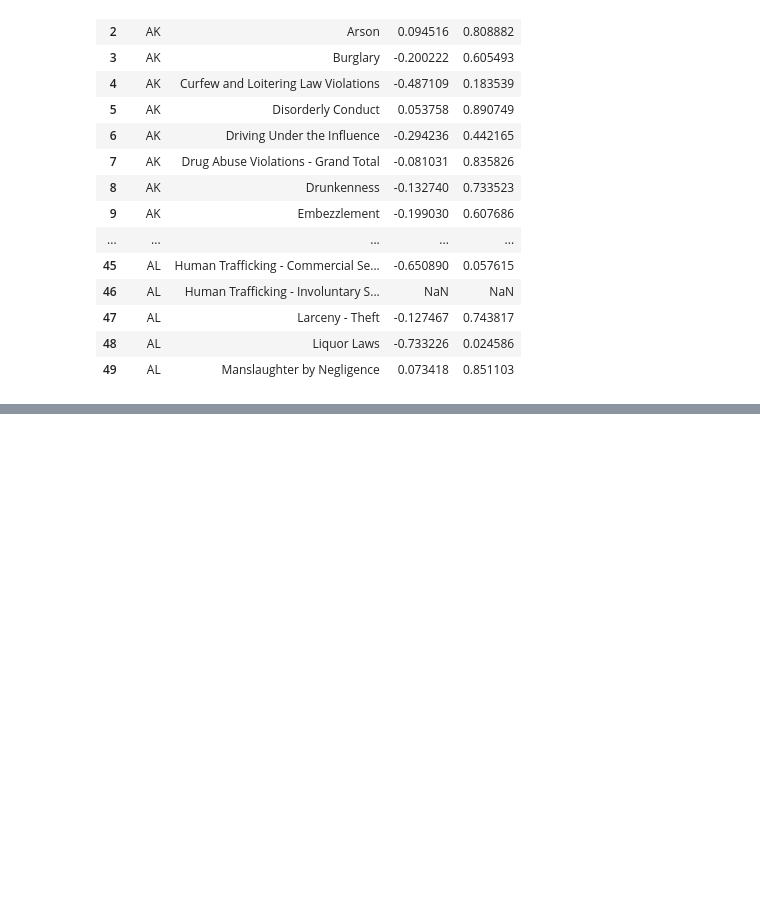
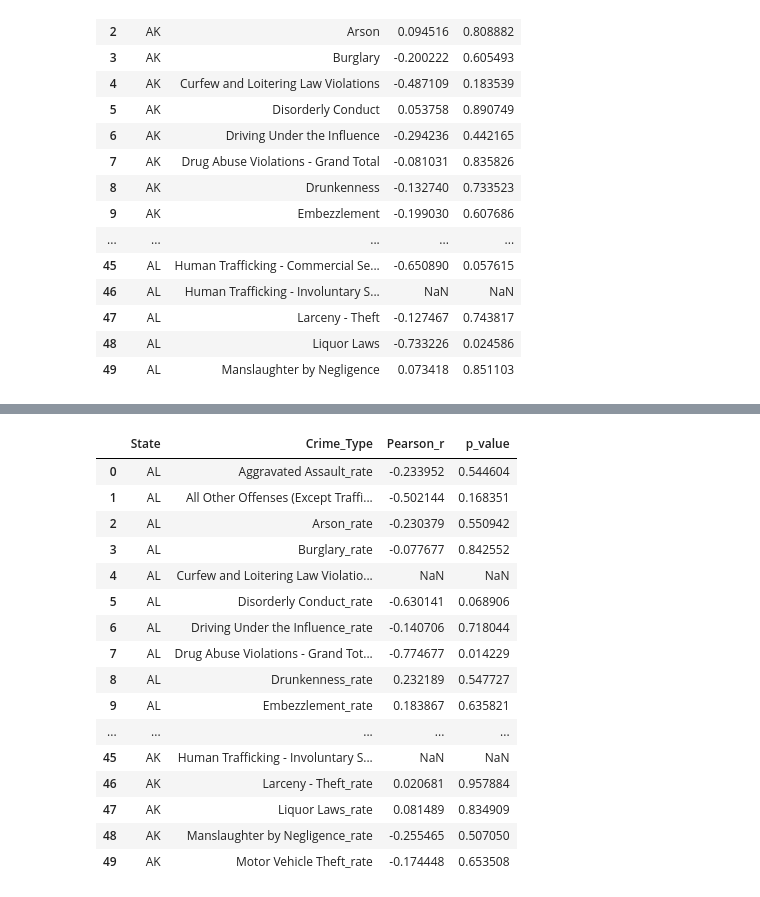
Before and after one commit to AEKoller/Group3_Project3, a Jupyter notebook: stats_analysis/stats_analysis.ipynb, the cells around one changed output, grey strips where cells are left out. Cells and saved outputs as stored; diff of their text form; code cells hidden in the pictures; blank space fills up the shorter version.

```diff
--- a/stats_analysis/stats_analysis.ipynb
+++ b/stats_analysis/stats_analysis.ipynb
@@ -109,0 +238,79 @@ state_results_df.head(50
+# %%
+# Load the crime rates data
+crime_rates_df = pd.read_csv(pl.Path('..','clean_data', 'crime_rates.csv'))
+
+# Load the unemployment rates data
+unemployment_df = pd.read_csv(pl.Path('..','clean_data','unemployment_year_state.csv'))
+
+# Display the first few rows of each dataset to understand their structure
+crime_rates_df_head = crime_rates_df.head()
+unemployment_df_head = unemployment_df.head()
+
+(crime_rates_df_head, unemployment_df_head)
+
+# Transform the unemployment data to a long format
+unemployment_long_df = unemployment_df.melt(id_vars=['State'], var_name='data_year', value_name='Unemployment_Rate')
+unemployment_long_df['data_year'] = unemployment_long_df['data_year'].astype(int)
+
+# Map state names to abbreviations in the unemployment data
+state_abbreviations = {
+    'Alabama': 'AL', 'Alaska': 'AK', 'Arizona': 'AZ', 'Arkansas': 'AR', 'California': 'CA',
+    'Colorado': 'CO', 'Connecticut': 'CT', 'Delaware': 'DE', 'Florida': 'FL', 'Georgia': 'GA',
+    'Hawaii': 'HI', 'Idaho': 'ID', 'Illinois': 'IL', 'Indiana': 'IN', 'Iowa': 'IA',
+    'Kansas': 'KS', 'Kentucky': 'KY', 'Louisiana': 'LA', 'Maine': 'ME', 'Maryland': 'MD',
+    'Massachusetts': 'MA', 'Michigan': 'MI', 'Minnesota': 'MN', 'Mississippi': 'MS', 'Missouri': 'MO',
+    'Montana': 'MT', 'Nebraska': 'NE', 'Nevada': 'NV', 'New Hampshire': 'NH', 'New Jersey': 'NJ',
+    'New Mexico': 'NM', 'New York': 'NY', 'North Carolina': 'NC', 'North Dakota': 'ND', 'Ohio': 'OH',
+    'Oklahoma': 'OK', 'Oregon': 'OR', 'Pennsylvania': 'PA', 'Rhode Island': 'RI', 'South Carolina': 'SC',
+    'South Dakota': 'SD', 'Tennessee': 'TN', 'Texas': 'TX', 'Utah': 'UT', 'Vermont': 'VT',
+    'Virginia': 'VA', 'Washington': 'WA', 'West Virginia': 'WV', 'Wisconsin': 'WI', 'Wyoming': 'WY'
+}
+unemployment_long_df['State'] = unemployment_long_df['State'].map(state_abbreviations)
+
+# Merge the datasets on state and year
+merged_df = pd.merge(crime_rates_df, unemployment_long_df, left_on=['state_abbr', 'data_year'], right_on=['State', 'data_year'])
+
+# Clean the data by removing NaN values across all crime rate columns
+cleaned_merged_df = merged_df.dropna()
+
+# Initialize a list to store the correlation results for each crime type, for each state
+all_crimes_correlation_results = []
+
+# Loop through each state
+for state in cleaned_merged_df['state_abbr'].unique():
+    state_data = cleaned_merged_df[cleaned_merged_df['state_abbr'] == state]
+    # Loop through each crime rate column (excluding non-crime rate and non-numeric columns)
+    for crime_rate_column in [col for col in crime_rates_df.columns if '_rate' in col]:
+        if state_data[crime_rate_column].notnull().all() and state_data['Unemployment_Rate'].notnull().all():
+            # Calculate Pearson correlation coefficient and p-value
+            r, p = pearsonr(state_data[crime_rate_column], state_data['Unemployment_Rate'])
+            all_crimes_correlation_results.append({
+                'State': state,
+                'Crime_Type': crime_rate_column,
+                'Pearson_r': r,
+                'p_value': p
+            })
+
+# Convert the results into a DataFrame
+all_crimes_correlation_df = pd.DataFrame(all_crimes_correlation_results)
+
+# Display the first few rows of the correlation results DataFrame
+all_crimes_correlation_df.head(50)
+# %% [output]
+|  | State | Crime_Type | Pearson_r | p_value |
+| 0 | AL | Aggravated Assault_rate | -0.233952 | 0.544604 |
+| 1 | AL | All Other Offenses (Except Traffi... | -0.502144 | 0.168351 |
+| 2 | AL | Arson_rate | -0.230379 | 0.550942 |
+| 3 | AL | Burglary_rate | -0.077677 | 0.842552 |
+| 4 | AL | Curfew and Loitering Law Violatio... | NaN | NaN |
+| 5 | AL | Disorderly Conduct_rate | -0.630141 | 0.068906 |
+| 6 | AL | Driving Under the Influence_rate | -0.140706 | 0.718044 |
+| 7 | AL | Drug Abuse Violations - Grand Tot... | -0.774677 | 0.014229 |
+| 8 | AL | Drunkenness_rate | 0.232189 | 0.547727 |
+| 9 | AL | Embezzlement_rate | 0.183867 | 0.635821 |
+| ... | ... | ... | ... | ... |
+| 45 | AK | Human Trafficking - Involuntary S... | NaN | NaN |
+| 46 | AK | Larceny - Theft_rate | 0.020681 | 0.957884 |
+| 47 | AK | Liquor Laws_rate | 0.081489 | 0.834909 |
+| 48 | AK | Manslaughter by Negligence_rate | -0.255465 | 0.507050 |
+| 49 | AK | Motor Vehicle Theft_rate | -0.174448 | 0.653508 |
```
Also changed, not shown: parts of 7 cells of this notebook, 6 other files.
